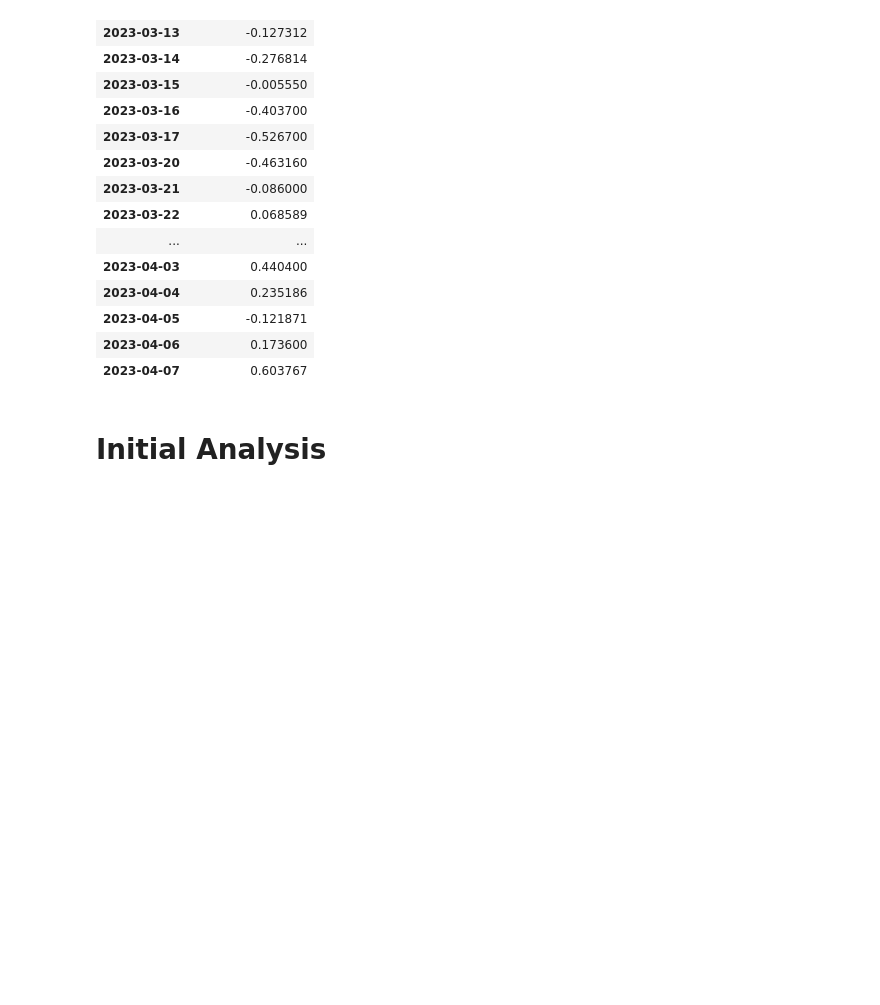
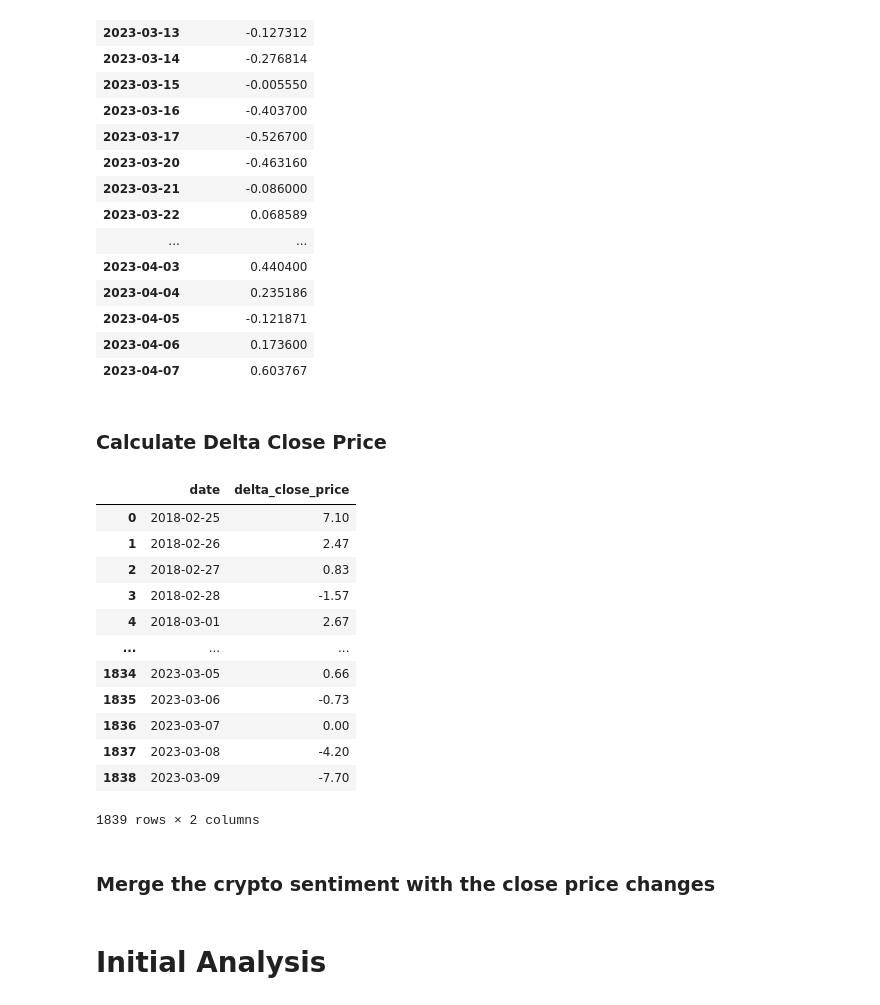
Before and after one commit to zarbin/UTA_Project-4, a Jupyter notebook: sandbox/JennS/sentiment_analysis_auto.ipynb, the cells around one changed output. Saved outputs shown, nothing was run; the diff lists cells and outputs as text; code cells hidden in the pictures; blank space fills up the shorter version.

```diff
--- a/sandbox/JennS/sentiment_analysis_auto.ipynb
+++ b/sandbox/JennS/sentiment_analysis_auto.ipynb
@@ -284,6 +268,36 @@ crypto_snap_vader
 # %%
 # Apply format function to get polarity
 crypto_snap_vader["sentiment"] = crypto_snap_vader["vader_prediction"].apply(lambda x: format_output(x))
+# %% [markdown]
+### Calculate Delta Close Price
+# %%
+# Make a list of the df with the close price function applied to them
+# Union the different coin dfs
+dfs_tounion = [close_price_change(c) for c in coins]
+all_crypto_deltacp = pd.concat(dfs_tounion)
+
+# Aggregate the price change by the day and get the mean
+daily_cp_change = all_crypto_deltacp[["begins_at", "delta_close_price"]].groupby("begins_at").mean()
+daily_cp_change.reset_index(inplace=True)
+daily_cp_change.rename(columns={"begins_at": "date"}, inplace=True)
+daily_cp_change["delta_close_price"] = daily_cp_change["delta_close_price"].apply(lambda x: round(x, 2))
+daily_cp_change
+# %% [output]
+|  | date | delta_close_price |
+| 0 | 2018-02-25 | 7.10 |
+| 1 | 2018-02-26 | 2.47 |
+| 2 | 2018-02-27 | 0.83 |
+| 3 | 2018-02-28 | -1.57 |
+| 4 | 2018-03-01 | 2.67 |
+| ... | ... | ... |
+| 1834 | 2023-03-05 | 0.66 |
+| 1835 | 2023-03-06 | -0.73 |
+| 1836 | 2023-03-07 | 0.00 |
+| 1837 | 2023-03-08 | -4.20 |
+| 1838 | 2023-03-09 | -7.70 |
+1839 rows × 2 columns
+# %% [markdown]
+### Merge the crypto sentiment with the close price changes
 # %% [markdown]
 # Initial Analysis
 # %%
```
Also changed, not shown: parts of 4 cells of this notebook, 1 other file.
